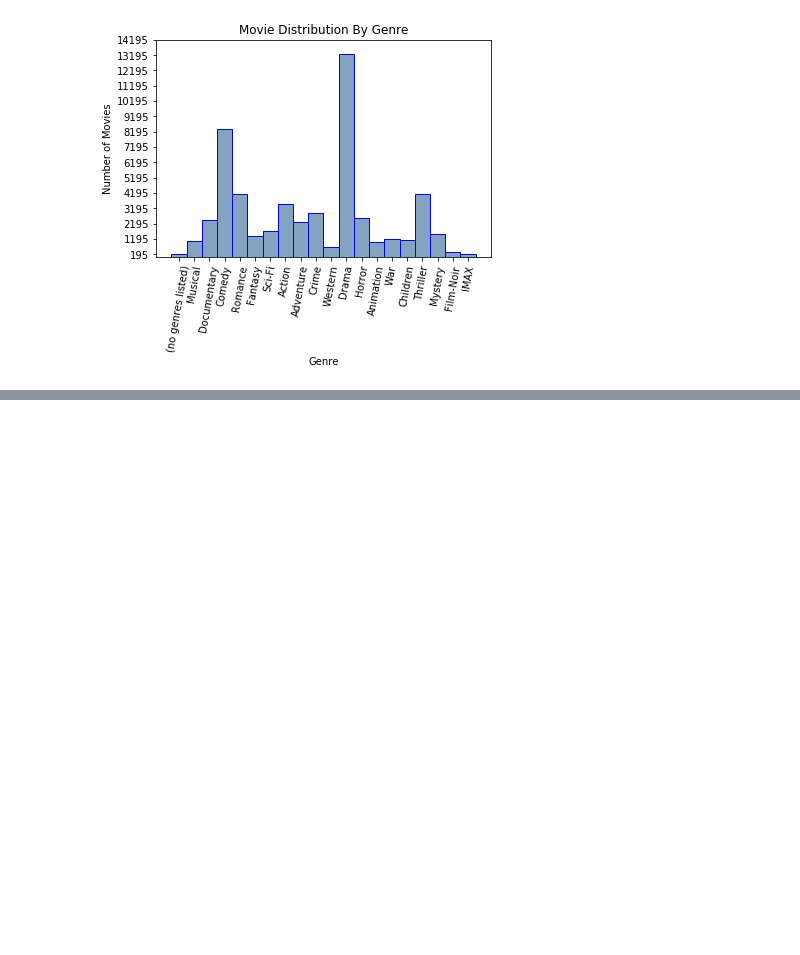
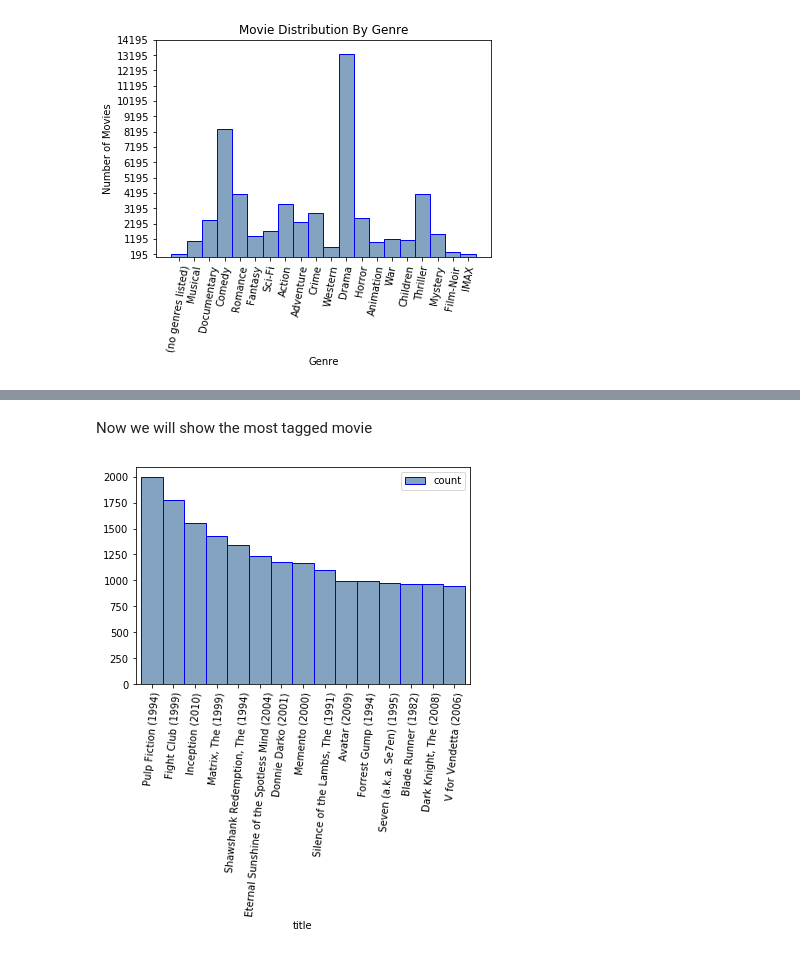
Before and after one commit to maliakber/algorithm-data-model-csc-501, a Jupyter notebook: source/csc-501-assignment-1-jupnote.ipynb, the cells around one changed output, grey strips where cells are left out. Cells and saved outputs as stored; diff of their text form; code cells hidden in the pictures; blank space fills up the shorter version.

```diff
--- a/source/csc-501-assignment-1-jupnote.ipynb
+++ b/source/csc-501-assignment-1-jupnote.ipynb
@@ -206,0 +229,13 @@ plt.show()
+# %% [markdown]
+Now we will show the most tagged movie
+# %%
+def movie_with_most_tags():
+    result = pd.merge(movies[['movieId', 'title']], tags['movieId'], on='movieId')
+    title_count = result.groupby('title')["movieId"].count().reset_index(name="count")
+    title_count = title_count.sort_values('count', ascending=False)[0:15]
+    title_count.plot.bar(x='title', y='count', width=1.0, facecolor=(0.2, 0.4, 0.6, 0.6), edgecolor='blue', rot=85)
+
+
+movie_with_most_tags()
+# %% [output]
+[figure, added]
```
Also changed, not shown: parts of 14 cells of this notebook, 4 other files.
